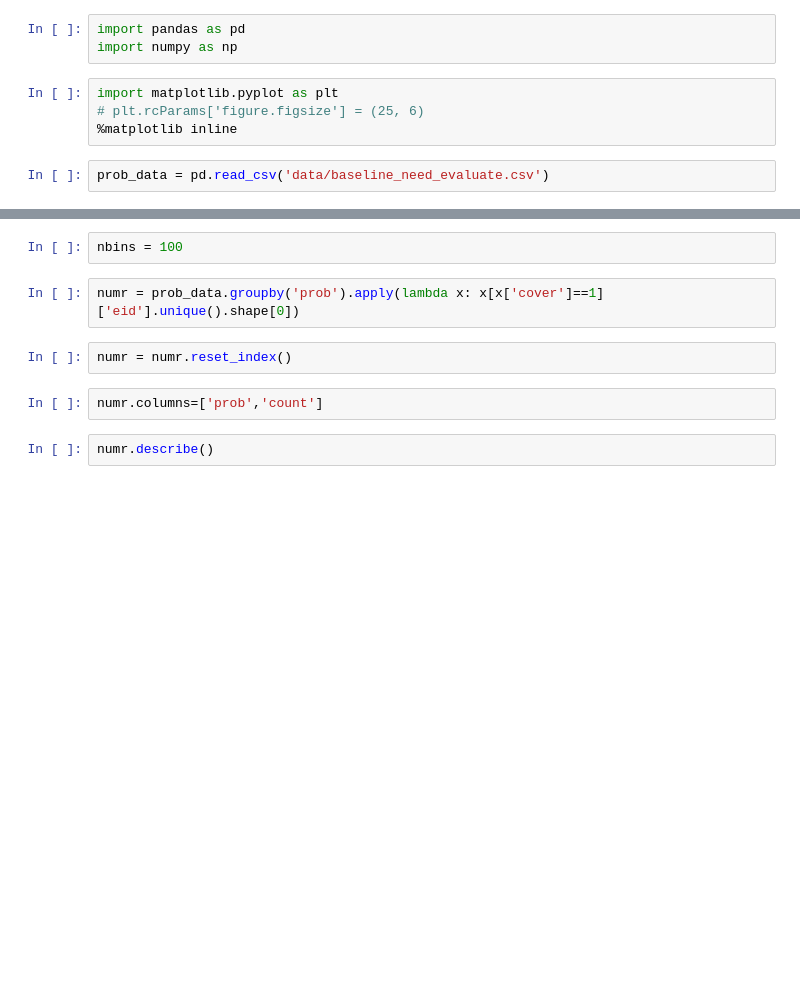
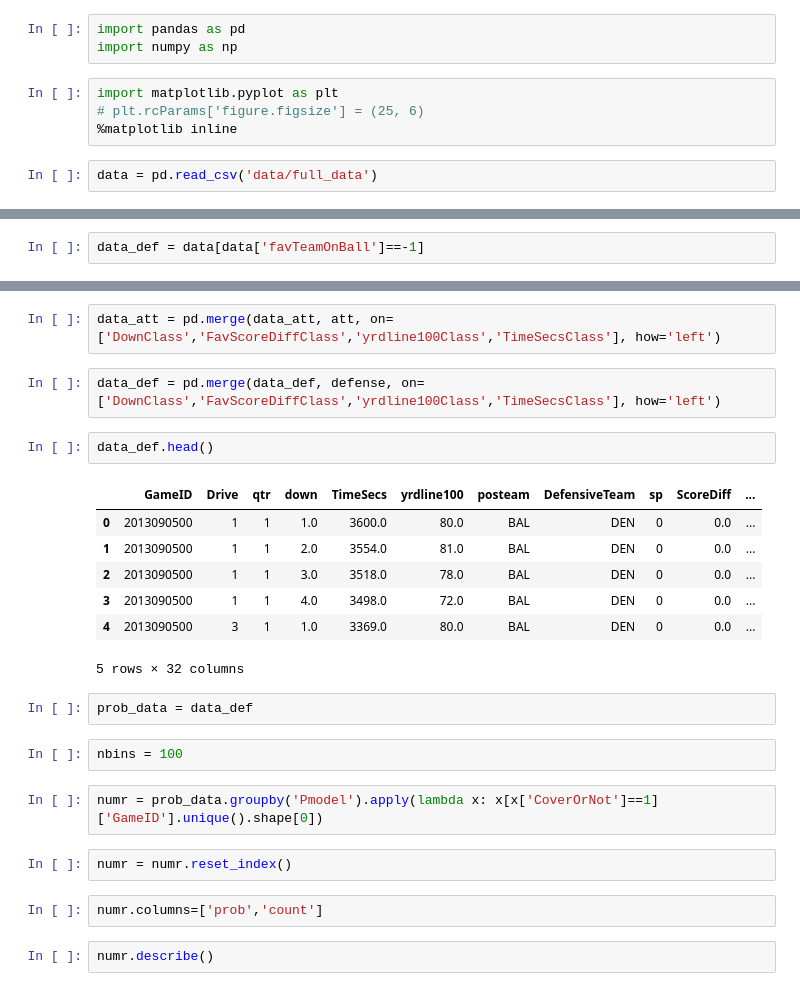
Before and after one commit to tyagi-iiitv/NFLLive, a Jupyter notebook: Evaluation Model.ipynb, the cells around one changed output, grey strips where cells are left out. Cells and saved outputs as stored; diff of their text form; blank space fills up the shorter version.

```diff
--- a/Evaluation Model.ipynb
+++ b/Evaluation Model.ipynb
@@ -6,4 +6,4 @@ import matplotlib.pyplot as plt
 # plt.rcParams['figure.figsize'] = (25, 6)
 %matplotlib inline
 # %%
-prob_data = pd.read_csv('data/baseline_need_evaluate.csv')
+data = pd.read_csv('data/full_data')
@@ -9,0 +12,2 @@ prob_data = pd.read_csv('data/baseline_need_evaluate.csv')
+# %%
+data_def = data[data['favTeamOnBall']==-1]
@@ -10,7 +22,23 @@ prob_data = pd.read_csv('data/baseline_need_evaluate.csv')
+# %%
+data_att = pd.merge(data_att, att, on=['DownClass','FavScoreDiffClass','yrdline100Class','TimeSecsClass'], how='left')
+# %%
+data_def = pd.merge(data_def, defense, on=['DownClass','FavScoreDiffClass','yrdline100Class','TimeSecsClass'], how='left')
+# %%
+data_def.head()
+# %% [output]
+|  | GameID | Drive | qtr | down | TimeSecs | yrdline100 | posteam | DefensiveTeam | sp | ScoreDiff | ... |
+| 0 | 2013090500 | 1 | 1 | 1.0 | 3600.0 | 80.0 | BAL | DEN | 0 | 0.0 | ... |
+| 1 | 2013090500 | 1 | 1 | 2.0 | 3554.0 | 81.0 | BAL | DEN | 0 | 0.0 | ... |
+| 2 | 2013090500 | 1 | 1 | 3.0 | 3518.0 | 78.0 | BAL | DEN | 0 | 0.0 | ... |
+| 3 | 2013090500 | 1 | 1 | 4.0 | 3498.0 | 72.0 | BAL | DEN | 0 | 0.0 | ... |
+| 4 | 2013090500 | 3 | 1 | 1.0 | 3369.0 | 80.0 | BAL | DEN | 0 | 0.0 | ... |
+5 rows × 32 columns
+# %%
+prob_data = data_def
 # %%
 nbins = 100
 # %%
-numr = prob_data.groupby('prob').apply(lambda x: x[x['cover']==1]['eid'].unique().shape[0])
+numr = prob_data.groupby('Pmodel').apply(lambda x: x[x['CoverOrNot']==1]['GameID'].unique().shape[0])
 # %%
 numr = numr.reset_index()
 # %%
```
Also changed, not shown: parts of 8 cells of this notebook, 1 other file.
